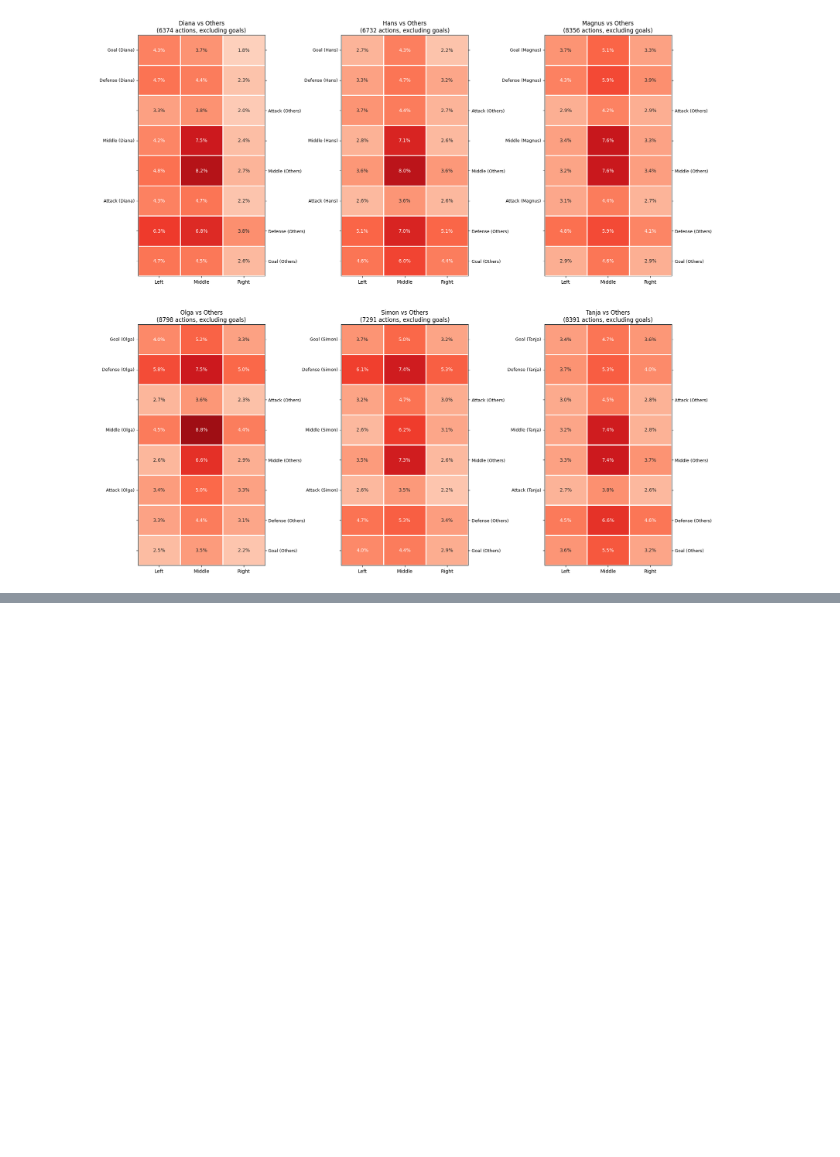
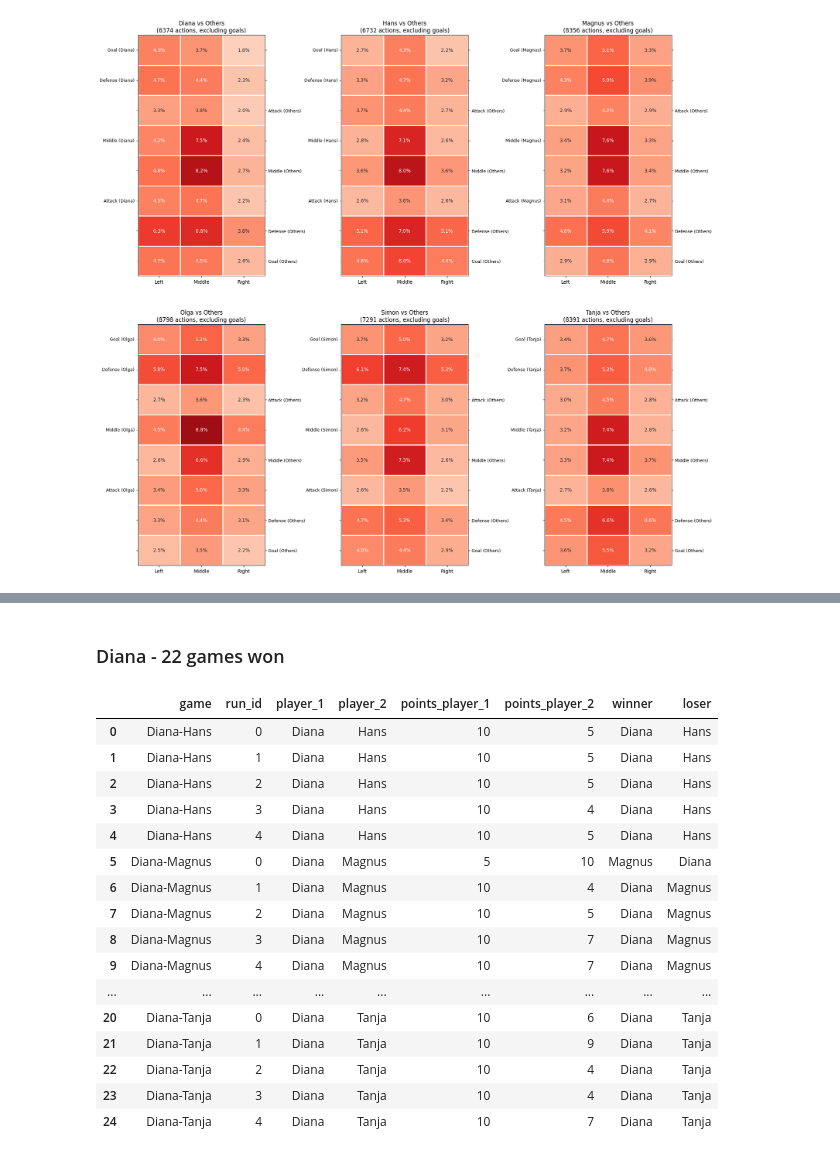
Before and after one commit to Rutvik-rn/Kicker-Strategy, a Jupyter notebook: notebook.ipynb, the cells around one changed output, grey strips where cells are left out. Drawn from its saved outputs; the diff is of its cells as text; code cells hidden in the pictures; blank space fills up the shorter version.

```diff
--- a/notebook.ipynb
+++ b/notebook.ipynb
@@ -511,0 +518,4 @@ plt.show()
+# %%
+def results_player_data(player_name):
+    player_df = results_table[(results_table['player_1'] == player_name) | (results_table['player_2'] == player_name)]
+    return player_df
@@ -511,0 +564,2 @@ plt.show()
+# %% [markdown]
+### Diana - 22 games won
@@ -511,0 +570,20 @@ plt.show()
+# %%
+results_data_diana
+# %% [output]
+|  | game | run_id | player_1 | player_2 | points_player_1 | points_player_2 | winner | loser |
+| 0 | Diana-Hans | 0 | Diana | Hans | 10 | 5 | Diana | Hans |
+| 1 | Diana-Hans | 1 | Diana | Hans | 10 | 5 | Diana | Hans |
+| 2 | Diana-Hans | 2 | Diana | Hans | 10 | 5 | Diana | Hans |
+| 3 | Diana-Hans | 3 | Diana | Hans | 10 | 4 | Diana | Hans |
+| 4 | Diana-Hans | 4 | Diana | Hans | 10 | 5 | Diana | Hans |
+| 5 | Diana-Magnus | 0 | Diana | Magnus | 5 | 10 | Magnus | Diana |
+| 6 | Diana-Magnus | 1 | Diana | Magnus | 10 | 4 | Diana | Magnus |
+| 7 | Diana-Magnus | 2 | Diana | Magnus | 10 | 5 | Diana | Magnus |
+| 8 | Diana-Magnus | 3 | Diana | Magnus | 10 | 7 | Diana | Magnus |
+| 9 | Diana-Magnus | 4 | Diana | Magnus | 10 | 7 | Diana | Magnus |
+| ... | ... | ... | ... | ... | ... | ... | ... | ... |
+| 20 | Diana-Tanja | 0 | Diana | Tanja | 10 | 6 | Diana | Tanja |
+| 21 | Diana-Tanja | 1 | Diana | Tanja | 10 | 9 | Diana | Tanja |
+| 22 | Diana-Tanja | 2 | Diana | Tanja | 10 | 4 | Diana | Tanja |
+| 23 | Diana-Tanja | 3 | Diana | Tanja | 10 | 4 | Diana | Tanja |
+| 24 | Diana-Tanja | 4 | Diana | Tanja | 10 | 7 | Diana | Tanja |
```
Also changed, not shown: parts of 27 cells of this notebook.
